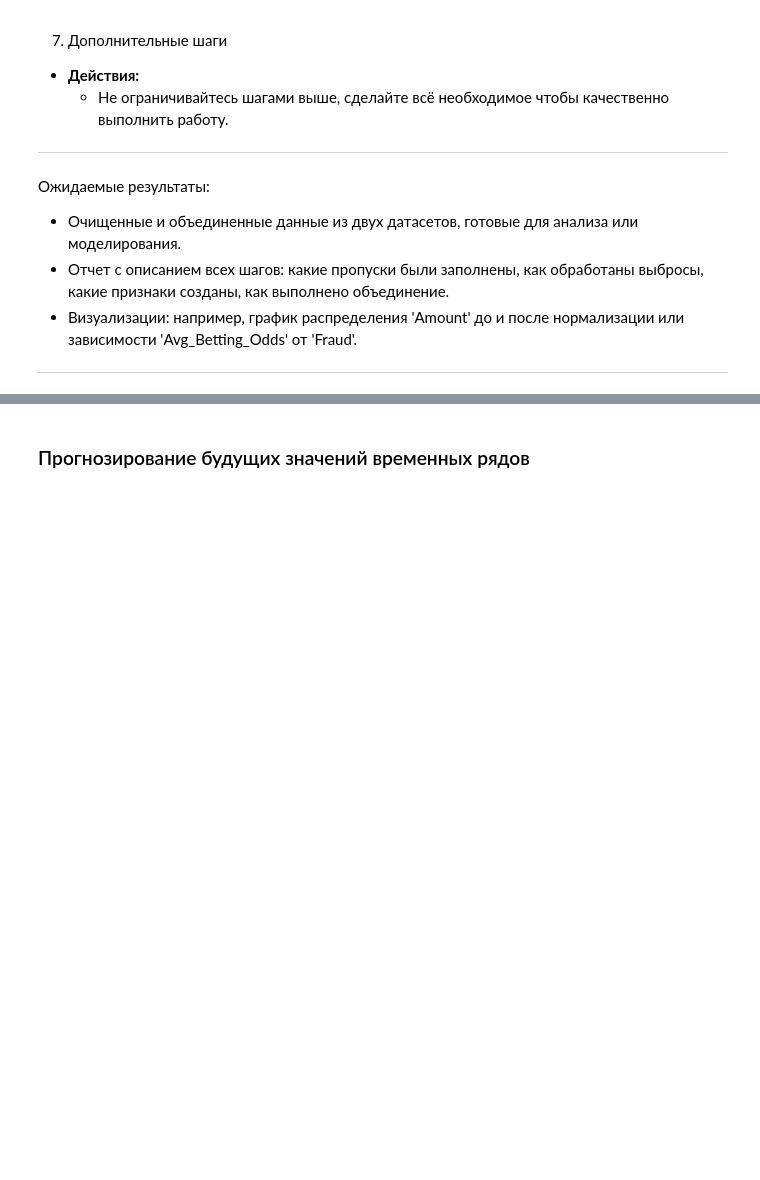
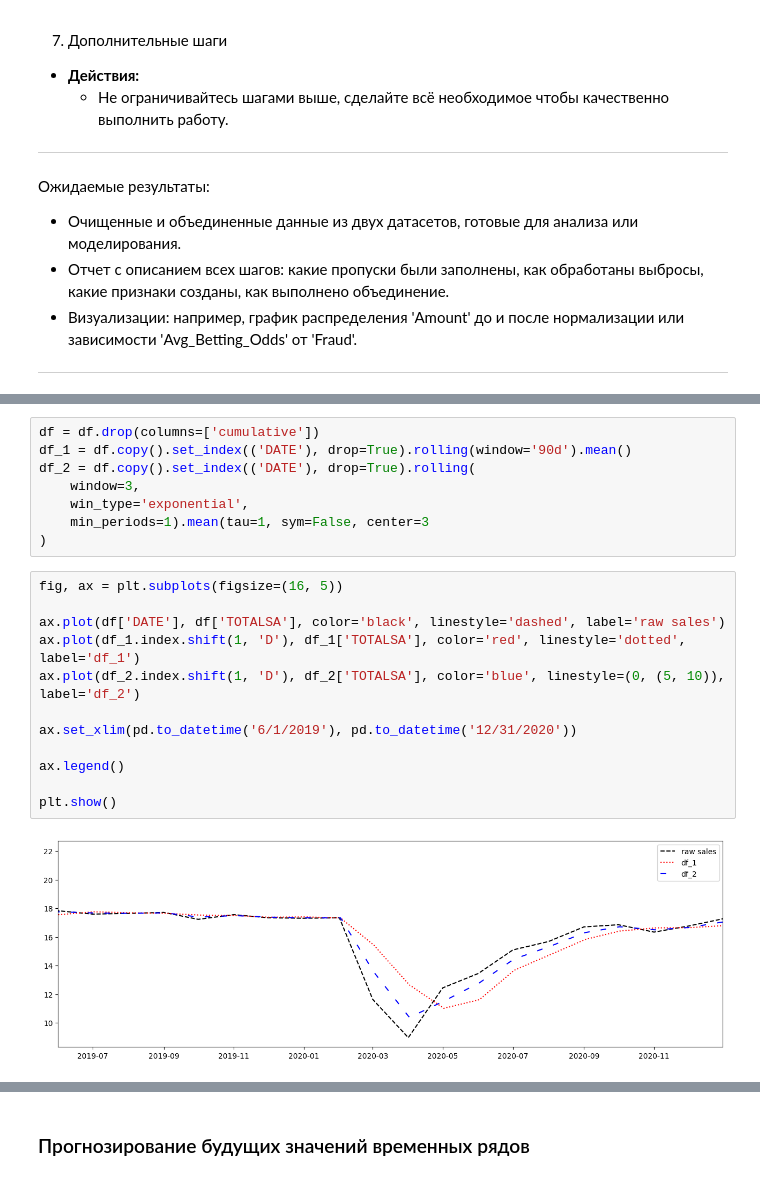
Before and after one commit to rgenius-ru/pandas_lessons, a Jupyter notebook: lessons/Pandas_for_Data_Engineering/part3.ipynb, the cells around one changed output, grey strips where cells are left out. Drawn from its saved outputs; the diff is of its cells as text; blank space fills up the shorter version.

```diff
--- a/lessons/Pandas_for_Data_Engineering/part3.ipynb
+++ b/lessons/Pandas_for_Data_Engineering/part3.ipynb
@@ -1997,0 +2020,22 @@ df.describe()
+# %%
+df = df.drop(columns=['cumulative'])
+df_1 = df.copy().set_index(('DATE'), drop=True).rolling(window='90d').mean()
+df_2 = df.copy().set_index(('DATE'), drop=True).rolling(
+    window=3,
+    win_type='exponential',
+    min_periods=1).mean(tau=1, sym=False, center=3
+)
+# %%
+fig, ax = plt.subplots(figsize=(16, 5))
+
+ax.plot(df['DATE'], df['TOTALSA'], color='black', linestyle='dashed', label='raw sales')
+ax.plot(df_1.index.shift(1, 'D'), df_1['TOTALSA'], color='red', linestyle='dotted', label='df_1')
+ax.plot(df_2.index.shift(1, 'D'), df_2['TOTALSA'], color='blue', linestyle=(0, (5, 10)), label='df_2')
+
+ax.set_xlim(pd.to_datetime('6/1/2019'), pd.to_datetime('12/31/2020'))
+
+ax.legend()
+
+plt.show()
+# %% [output]
+[figure, added]
```
Also changed, not shown: parts of 8 cells of this notebook.
